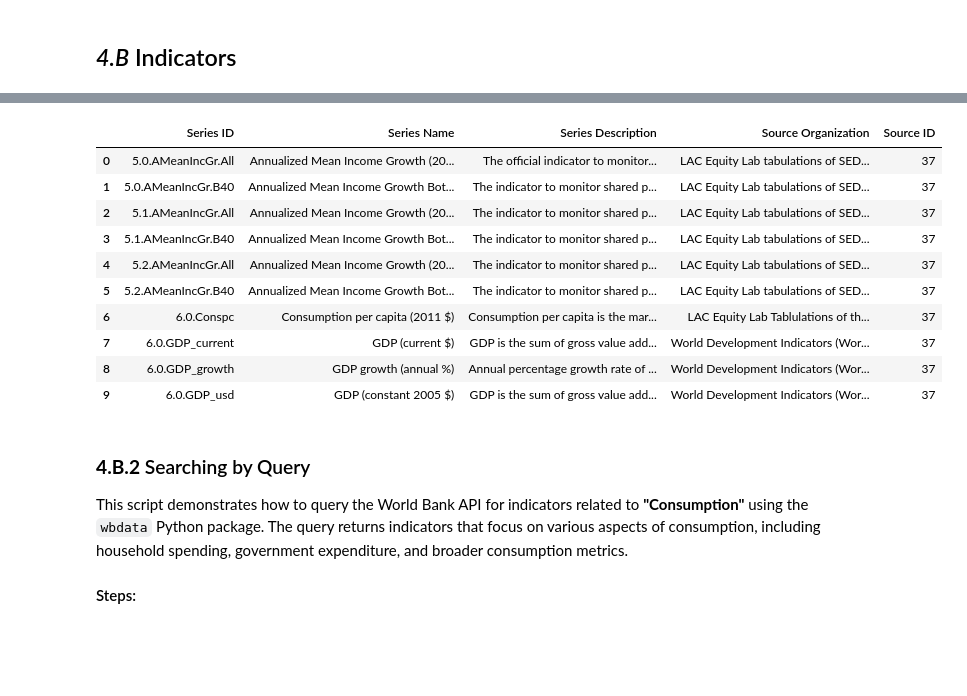
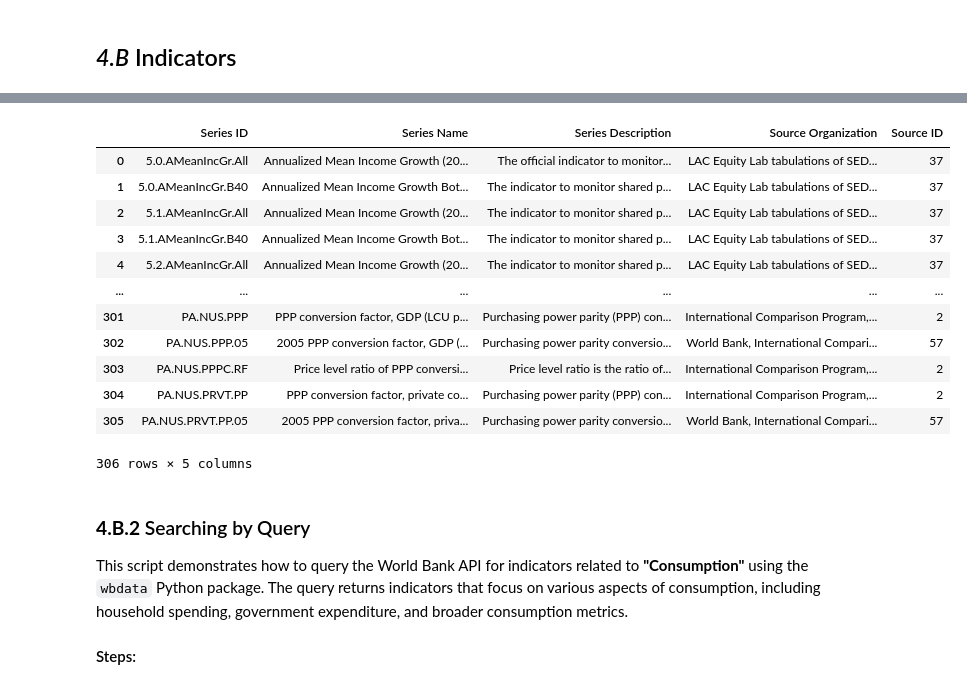
Before and after one commit to groenewt/Economics-Exploration, a Jupyter notebook: World Bank/General/Introduction.ipynb, the cells around one changed output, grey strips where cells are left out. Saved outputs shown, nothing was run; the diff lists cells and outputs as text; code cells hidden in the pictures; blank space fills up the shorter version.

```diff
--- a/World Bank/General/Introduction.ipynb
+++ b/World Bank/General/Introduction.ipynb
@@ -1036,5 +1036,5 @@ series = series[['Series ID', 'Series Name', 'Series Description', 'Source Organ
 
 # Step 4: Display the First 10 Rows
 # Show the first 10 rows of the formatted DataFrame
-series.head(10)
+series
 # %% [output]
@@ -1042,14 +1042,16 @@ WARNING:shelved_cache.persistent_cache:Key '8188721896118151346' not in persiste
 |  | Series ID | Series Name | Series Description | Source Organization | Source ID |
 | 0 | 5.0.AMeanIncGr.All | Annualized Mean Income Growth (20... | The official indicator to monitor... | LAC Equity Lab tabulations of SED... | 37 |
 | 1 | 5.0.AMeanIncGr.B40 | Annualized Mean Income Growth Bot... | The indicator to monitor shared p... | LAC Equity Lab tabulations of SED... | 37 |
 | 2 | 5.1.AMeanIncGr.All | Annualized Mean Income Growth (20... | The indicator to monitor shared p... | LAC Equity Lab tabulations of SED... | 37 |
 | 3 | 5.1.AMeanIncGr.B40 | Annualized Mean Income Growth Bot... | The indicator to monitor shared p... | LAC Equity Lab tabulations of SED... | 37 |
 | 4 | 5.2.AMeanIncGr.All | Annualized Mean Income Growth (20... | The indicator to monitor shared p... | LAC Equity Lab tabulations of SED... | 37 |
-| 5 | 5.2.AMeanIncGr.B40 | Annualized Mean Income Growth Bot... | The indicator to monitor shared p... | LAC Equity Lab tabulations of SED... | 37 |
-| 6 | 6.0.Conspc | Consumption per capita (2011 $) | Consumption per capita is the mar... | LAC Equity Lab Tablulations of th... | 37 |
-| 7 | 6.0.GDP_current | GDP (current $) | GDP is the sum of gross value add... | World Development Indicators (Wor... | 37 |
-| 8 | 6.0.GDP_growth | GDP growth (annual %) | Annual percentage growth rate of ... | World Development Indicators (Wor... | 37 |
-| 9 | 6.0.GDP_usd | GDP (constant 2005 $) | GDP is the sum of gross value add... | World Development Indicators (Wor... | 37 |
+| ... | ... | ... | ... | ... | ... |
+| 301 | PA.NUS.PPP | PPP conversion factor, GDP (LCU p... | Purchasing power parity (PPP) con... | International Comparison Program,... | 2 |
+| 302 | PA.NUS.PPP.05 | 2005 PPP conversion factor, GDP (... | Purchasing power parity conversio... | World Bank, International Compari... | 57 |
+| 303 | PA.NUS.PPPC.RF | Price level ratio of PPP conversi... | Price level ratio is the ratio of... | International Comparison Program,... | 2 |
+| 304 | PA.NUS.PRVT.PP | PPP conversion factor, private co... | Purchasing power parity (PPP) con... | International Comparison Program,... | 2 |
+| 305 | PA.NUS.PRVT.PP.05 | 2005 PPP conversion factor, priva... | Purchasing power parity conversio... | World Bank, International Compari... | 57 |
+306 rows × 5 columns
 # %% [markdown]
 ### **4.B.2** Searching by Query
 
```
Also changed, not shown: parts of 4 cells of this notebook, 19 other files.
